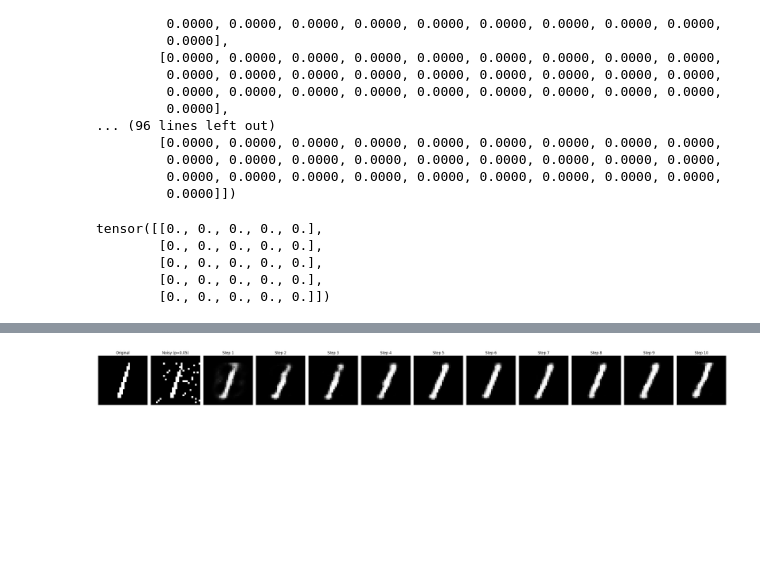
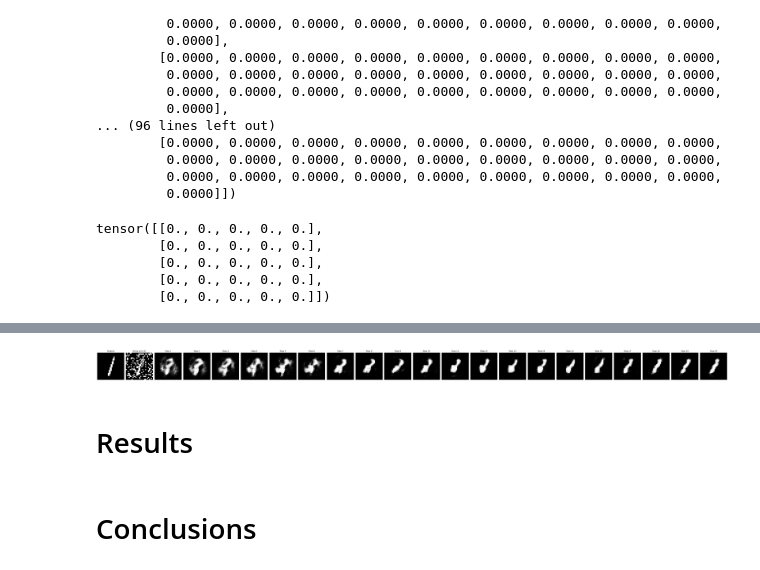
Before and after one commit to andr3w1699/Intelligent_System_for_Pattern_Recognition, a Jupyter notebook: SecondAssignement.ipynb, the cells around one changed output, grey strips where cells are left out. Cells and saved outputs as stored; diff of their text form; code cells hidden in the pictures; blank space fills up the shorter version.

```diff
--- a/SecondAssignement.ipynb
+++ b/SecondAssignement.ipynb
@@ -345,8 +472,9 @@ class RBM:
     plt.tight_layout()
     plt.show()
 # %%
+# set the number of visible units (This is dictated by the number of pixels in the image) and the number of hidde units (model selection choice)
 n_visible = 28 * 28
-n_hidden = 512
+n_hidden = 1024 # or 512
 
 # RBM with K=1
 rbm_k1 = RBM(n_visible=n_visible, n_hidden=n_hidden, k=1)
@@ -572,6 +750,10 @@ def visualize_denoising(rbm, test_loader, digit=2, steps=10, noise_level=0.4):
     plt.tight_layout()
     plt.show()
 # %%
-visualize_denoising(rbm_k1, test_loader, digit=1, steps=10, noise_level=0.05)
+visualize_denoising(rbm_k5, test_loader, digit=1, steps=20, noise_level=0.2)
 # %% [output]
-[figure, old version]
+[figure, new version]
+# %% [markdown]
+# Results
+# %% [markdown]
+# Conclusions
```
Also changed, not shown: parts of 17 cells of this notebook.
